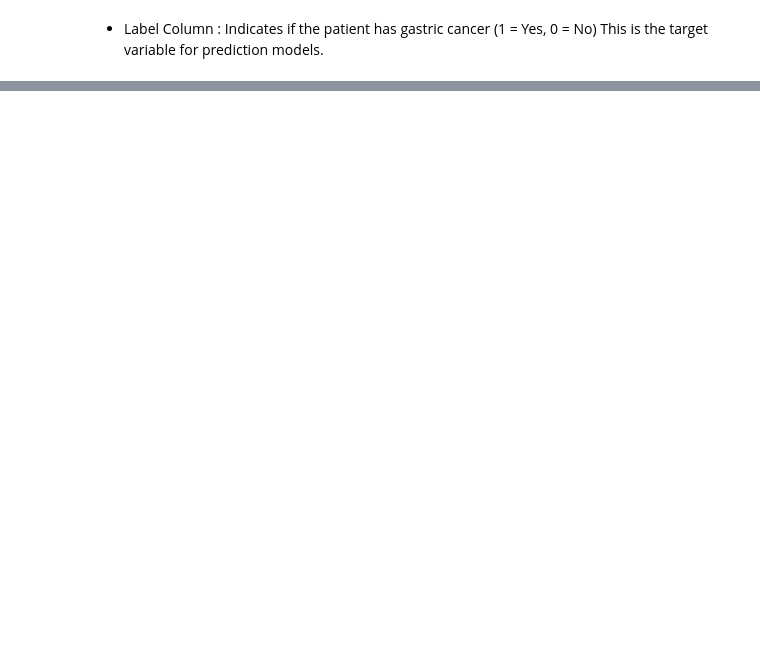
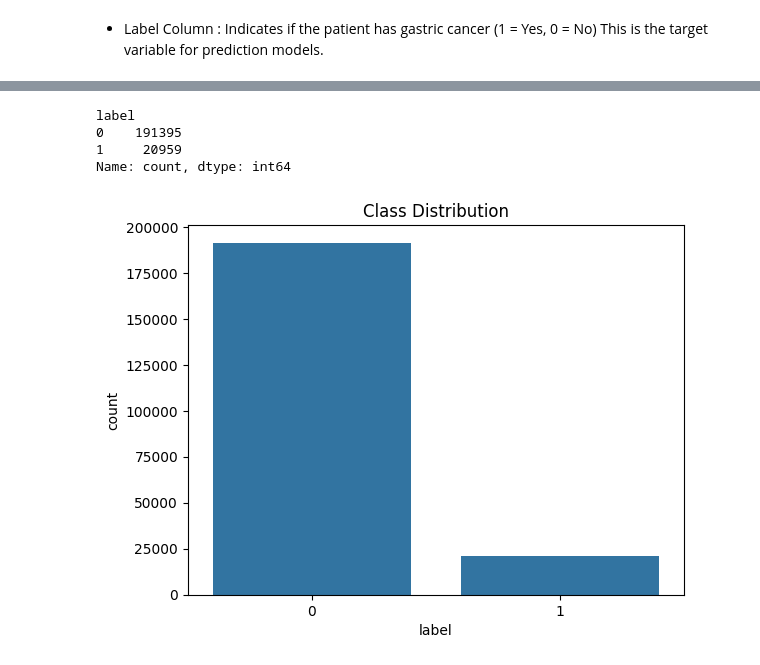
Before and after one commit to 7ayder-99/depi-project, a Jupyter notebook: Gastric Cancer.ipynb, the cells around one changed output, grey strips where cells are left out. Cells and saved outputs as stored; diff of their text form; code cells hidden in the pictures; blank space fills up the shorter version.

```diff
--- a/Gastric Cancer.ipynb
+++ b/Gastric Cancer.ipynb
@@ -349,0 +548,11 @@ gc.to_csv("cleand_gastric_cancer.csv", index=False)
+# %%
+print(gc['label'].value_counts())
+sns.countplot(x='label', data=gc)
+plt.title("Class Distribution")
+plt.show()
+# %% [output]
+label
+0    191395
+1     20959
+Name: count, dtype: int64
+[figure, added]
```
Also changed, not shown: parts of 41 cells of this notebook.
